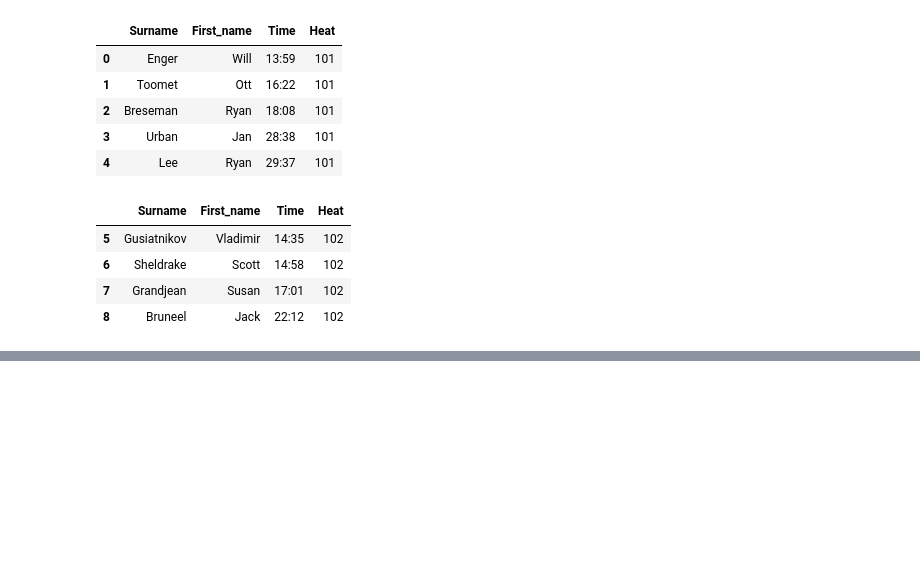
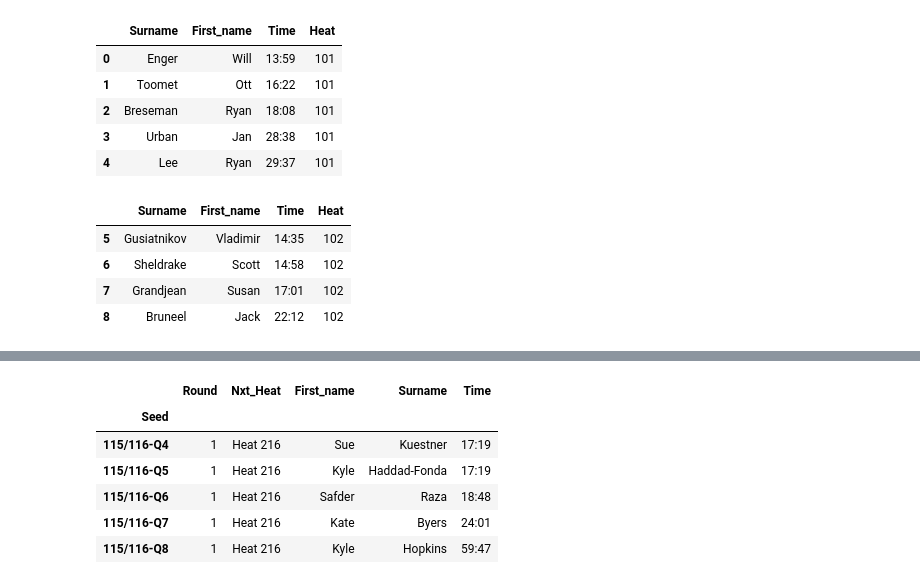
Before and after one commit to gcnuss/SART_Automation, a Jupyter notebook: SART Workbook.ipynb, the cells around one changed output, grey strips where cells are left out. Cells and saved outputs as stored; diff of their text form; code cells hidden in the pictures; blank space fills up the shorter version.

```diff
--- a/SART Workbook.ipynb
+++ b/SART Workbook.ipynb
@@ -226,0 +323,10 @@ bracket_df[bracket_df['Round'] == 1].to_excel('test_data/bracket_postR1_excelfor
+# %%
+bracket_df[bracket_df['Nxt_Heat'] == 'Heat 216']
+# %% [output]
+|  | Round | Nxt_Heat | First_name | Surname | Time |
+| Seed |  |  |  |  |  |
+| 115/116-Q4 | 1 | Heat 216 | Sue | Kuestner | 17:19 |
+| 115/116-Q5 | 1 | Heat 216 | Kyle | Haddad-Fonda | 17:19 |
+| 115/116-Q6 | 1 | Heat 216 | Safder | Raza | 18:48 |
+| 115/116-Q7 | 1 | Heat 216 | Kate | Byers | 24:01 |
+| 115/116-Q8 | 1 | Heat 216 | Kyle | Hopkins | 59:47 |
```
Also changed, not shown: parts of 23 cells of this notebook, 7 other files.
